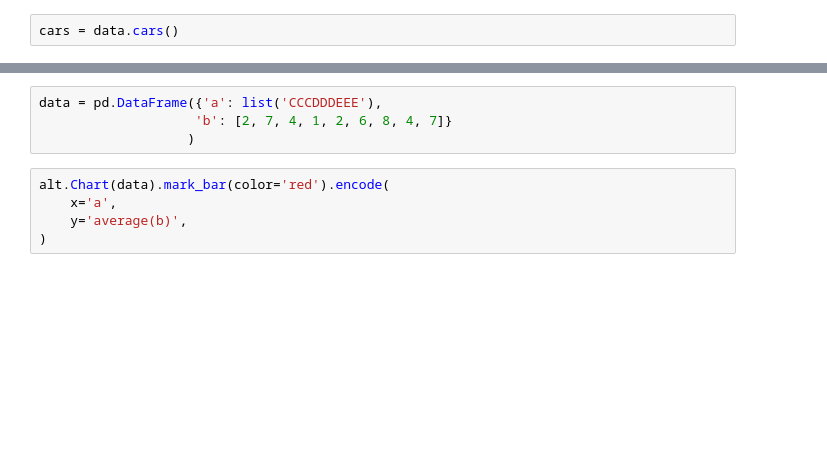
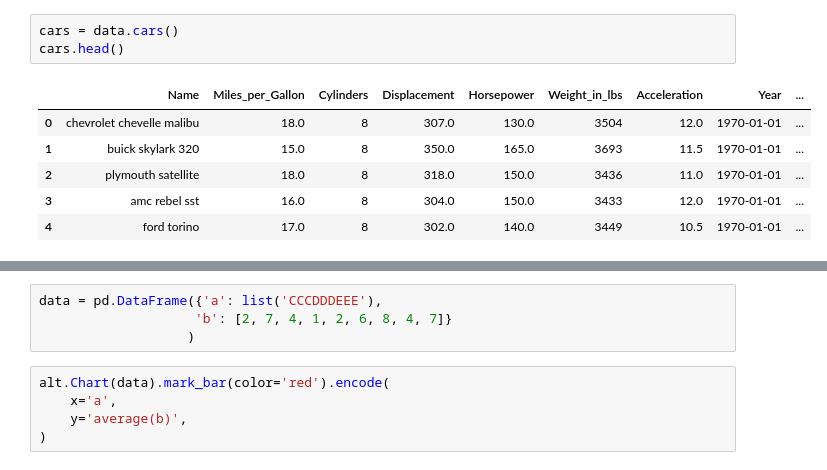
Before and after one commit to nikomc/Interactives_Python, a Jupyter notebook: py_practice/altair_practice.ipynb, the cells around one changed output, grey strips where cells are left out. Cells and saved outputs as stored; diff of their text form; blank space fills up the shorter version.

```diff
--- a/py_practice/altair_practice.ipynb
+++ b/py_practice/altair_practice.ipynb
@@ -6,2 +20,10 @@ from vega_datasets import data
 # %%
 cars = data.cars()
+cars.head()
+# %% [output]
+|  | Name | Miles_per_Gallon | Cylinders | Displacement | Horsepower | Weight_in_lbs | Acceleration | Year | ... |
+| 0 | chevrolet chevelle malibu | 18.0 | 8 | 307.0 | 130.0 | 3504 | 12.0 | 1970-01-01 | ... |
+| 1 | buick skylark 320 | 15.0 | 8 | 350.0 | 165.0 | 3693 | 11.5 | 1970-01-01 | ... |
+| 2 | plymouth satellite | 18.0 | 8 | 318.0 | 150.0 | 3436 | 11.0 | 1970-01-01 | ... |
+| 3 | amc rebel sst | 16.0 | 8 | 304.0 | 150.0 | 3433 | 12.0 | 1970-01-01 | ... |
+| 4 | ford torino | 17.0 | 8 | 302.0 | 140.0 | 3449 | 10.5 | 1970-01-01 | ... |
```
Also changed, not shown: parts of 16 cells of this notebook.
